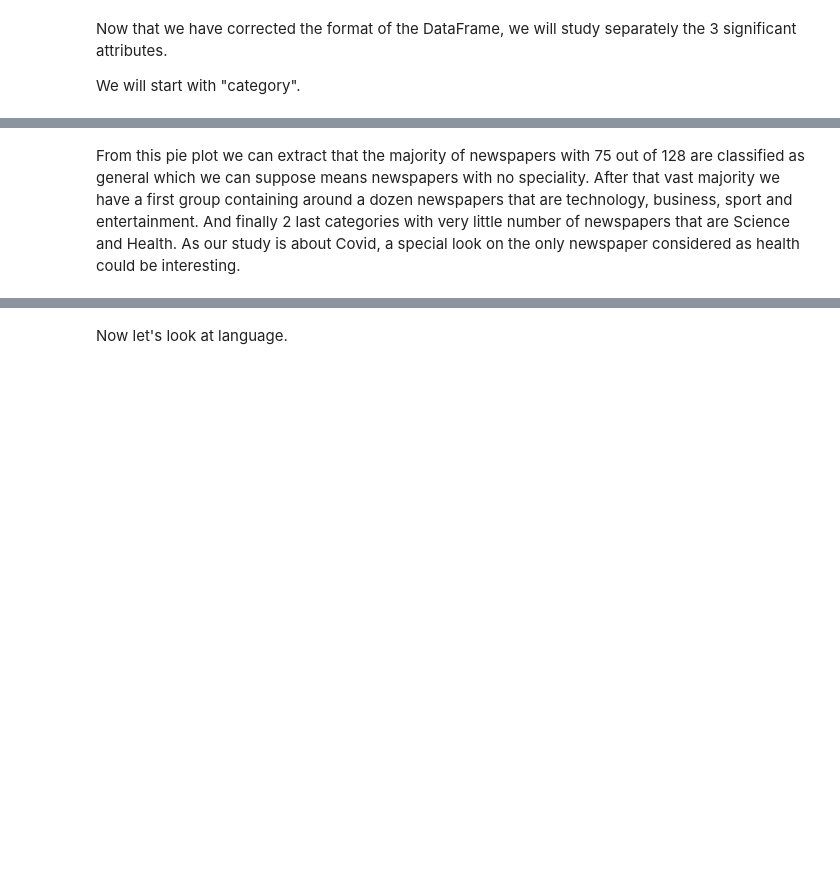
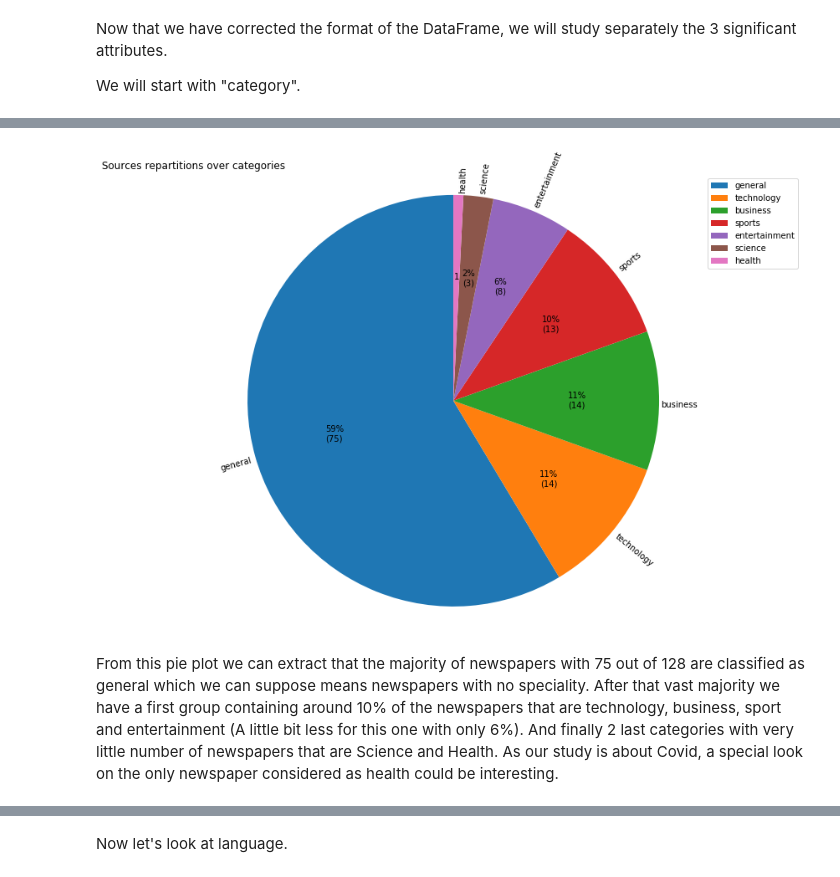
Before and after one commit to Grazeli/BDA_project, a Jupyter notebook: sources_analysis.ipynb, the cells around one changed output, grey strips where cells are left out. Drawn from its saved outputs; the diff is of its cells as text; code cells hidden in the pictures; blank space fills up the shorter version.

Commit message:
Changed plots on sources analysis

```diff
--- a/sources_analysis.ipynb
+++ b/sources_analysis.ipynb
@@ -14,9 +10,17 @@ We also decided to use the librabry Plotly for all the plotting.
 # %%
 import pandas as pd
 import json
-import plotly.express as px
+import matplotlib.pyplot as plt
+plt.rcParams['figure.figsize'] = [15, 10]
 
 import pickle
+# %%
+def make_autopct(values):
+    def my_autopct(pct):
+        total = sum(values)
+        val = int(round(pct*total/100.0))
+        return '{p:.0f}%\n({v:d})'.format(p=pct,v=val) if pct >= 2 else '{v:d}'.format(v=val)
+    return my_autopct
 # %% [markdown]
 We start by loading the JSON into Pandas.
 # %%
@@ -122,5 +117,21 @@ fig.show()
+# %%
+category_vc = df['category'].value_counts()
+
+title = "Sources repartitions over categories"
+
+labels = category_vc.index
+sizes = category_vc.values
+
+fig1, ax1 = plt.subplots()
+ax1.pie(sizes, labels=labels, autopct=make_autopct(sizes), startangle=90, labeldistance=1.01,rotatelabels=True)
+ax1.axis('equal')
+plt.legend()
+plt.title(title, loc = 'left')
+plt.show()
+# %% [output]
+[figure, added]
 # %% [markdown]
-From this pie plot we can extract that the majority of newspapers with 75 out of 128 are classified as general which we can suppose means newspapers with no speciality. After that vast majority we have a first group containing around a dozen newspapers that are technology, business, sport and entertainment. And finally 2 last categories with very little number of newspapers that are Science and Health. As our study is about Covid, a special look on the only newspaper considered as health could be interesting.
+From this pie plot we can extract that the majority of newspapers with 75 out of 128 are classified as general which we can suppose means newspapers with no speciality. After that vast majority we have a first group containing around 10% of the newspapers that are technology, business, sport and entertainment (A little bit less for this one with only 6%). And finally 2 last categories with very little number of newspapers that are Science and Health. As our study is about Covid, a special look on the only newspaper considered as health could be interesting.
 # %%
 df[df['category'] == 'health']
 # %% [output]
```
Also changed, not shown: parts of 9 cells of this notebook.
